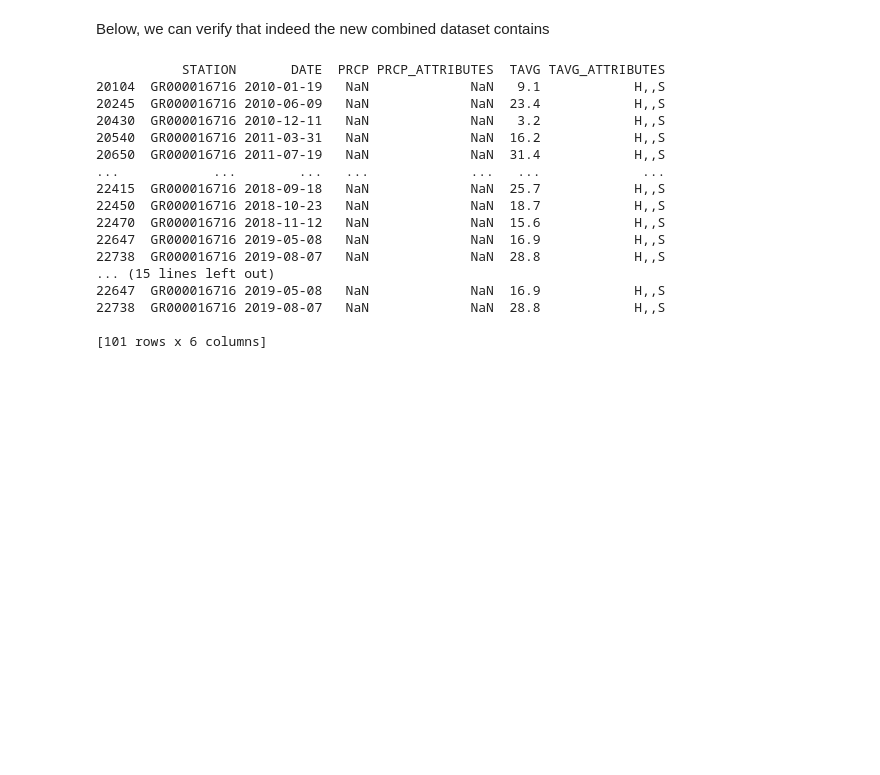
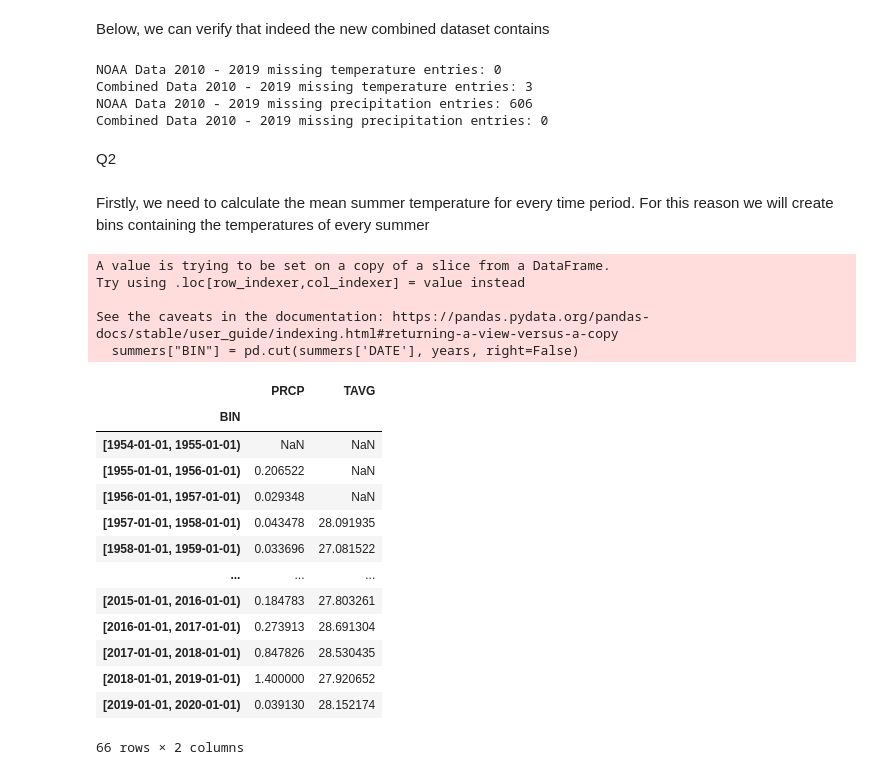
Before and after one commit to gliargovas/AML_2021_Assignments, a Jupyter notebook: Assignment1.ipynb, the cells around one changed output. Drawn from its saved outputs; the diff is of its cells as text; code cells hidden in the pictures; blank space fills up the shorter version.

```diff
--- a/Assignment1.ipynb
+++ b/Assignment1.ipynb
@@ -259,7 +259,7 @@ combined_data["PRCP"] = np.where(combined_data.PRCP_x.notna() & combined_data.PR
 combined_data["TAVG"] = np.where(combined_data.TAVG_x.isna(), combined_data.TAVG_y, combined_data.TAVG_x)
 combined_data["TAVG"] = np.where(combined_data.TAVG_x.notna() & combined_data.TAVG_y.notna(), (combined_data.TAVG_y + combined_data.TAVG_y) / 2, combined_data.TAVG)
 
-combined_data = combined_data.drop(columns=["TAVG_x", "TAVG_y", "PRCP_x", "PRCP_y", "STATION"])
+combined_data = combined_data.drop(columns=["TAVG_x", "TAVG_y", "PRCP_x", "PRCP_y"])
 print(combined_data[combined_data.PRCP.isna()])
 #data.combine(secondary_data[["PRCP", "TAVG"]], True, overwrite=False)
 # %% [output]
@@ -279,32 +279,52 @@ print(combined_data[combined_data.PRCP.isna()])
 [411 rows x 3 columns]
 # %% [markdown]
 Below, we can verify that indeed the new combined dataset contains
-# %%
-data = data[(data['DATE'] > pd.to_datetime('2010-01-01')) & (data['DATE'] < pd.to_datetime('2019-12-31'))]
-print(data[data.PRCP.isna()])
-
-print(combined_data[(combined_data['DATE'] > pd.to_datetime('2010-01-01')) & (combined_data['DATE'] < pd.to_datetime('2019-12-31'))][combined_data.PRCP.isna()])
-
-print(data[(data['DATE'] > pd.to_datetime('2010-01-01')) & (data['DATE'] < pd.to_datetime('2019-12-31'))][data.PRCP.isna()])
-# print(data[data.PRCP.isna()])
-
-# combined_data = combined_data[(combined_data['DATE'] > pd.to_datetime('2010-01-01')) & (combined_data['DATE'] < pd.to_datetime('2019-12-31'))]
-# print(combined_data[combined_data.PRCP.isna()])
-# %% [output]
-           STATION       DATE  PRCP PRCP_ATTRIBUTES  TAVG TAVG_ATTRIBUTES
-20104  GR000016716 2010-01-19   NaN             NaN   9.1            H,,S
-20245  GR000016716 2010-06-09   NaN             NaN  23.4            H,,S
-20430  GR000016716 2010-12-11   NaN             NaN   3.2            H,,S
-20540  GR000016716 2011-03-31   NaN             NaN  16.2            H,,S
-20650  GR000016716 2011-07-19   NaN             NaN  31.4            H,,S
-...            ...        ...   ...             ...   ...             ...
-22415  GR000016716 2018-09-18   NaN             NaN  25.7            H,,S
-22450  GR000016716 2018-10-23   NaN             NaN  18.7            H,,S
-22470  GR000016716 2018-11-12   NaN             NaN  15.6            H,,S
-22647  GR000016716 2019-05-08   NaN             NaN  16.9            H,,S
-22738  GR000016716 2019-08-07   NaN             NaN  28.8            H,,S
-... (15 lines left out)
-22647  GR000016716 2019-05-08   NaN             NaN  16.9            H,,S
-22738  GR000016716 2019-08-07   NaN             NaN  28.8            H,,S
-
-[101 rows x 6 columns]
+# %%
+#TODO check boundaries and na number
+
+print("NOAA Data 2010 - 2019 missing temperature entries:", data[(data['DATE'] > pd.to_datetime('2010-01-01')) & (data['DATE'] < pd.to_datetime('2019-12-31')) & (data['TAVG'].isna())].size)
+
+print("Combined Data 2010 - 2019 missing temperature entries:", combined_data[(combined_data['DATE'] > pd.to_datetime('2010-01-01')) & (combined_data['DATE'] < pd.to_datetime('2019-12-31')) & (combined_data['TAVG'].isna())].size)
+
+
+print("NOAA Data 2010 - 2019 missing precipitation entries:", data[(data['DATE'] > pd.to_datetime('2010-01-01')) & (data['DATE'] < pd.to_datetime('2019-12-31')) & (data['PRCP'].isna())].size)
+
+print("Combined Data 2010 - 2019 missing precipitation entries:", combined_data[(combined_data['DATE'] > pd.to_datetime('2010-01-01')) & (combined_data['DATE'] < pd.to_datetime('2019-12-31')) & (combined_data['PRCP'].isna())].size)
+# %% [output]
+NOAA Data 2010 - 2019 missing temperature entries: 0
+Combined Data 2010 - 2019 missing temperature entries: 3
+NOAA Data 2010 - 2019 missing precipitation entries: 606
+Combined Data 2010 - 2019 missing precipitation entries: 0
+# %% [markdown]
+Q2
+# %% [markdown]
+Firstly, we need to calculate the mean summer temperature for every time period. For this reason we will create bins containing the temperatures of every summer
+# %%
+summers = combined_data[combined_data.DATE.dt.month.between(6,8)]
+
+years = [np.datetime64(int(d) - 1971, "Y") for d in summers.DATE.dt.year.unique()]
+
+summers["BIN"] = pd.cut(summers['DATE'], years, right=False)
+
+summer_means = summers.groupby(summers["BIN"]).mean()
+summer_means
+# %% [output]
+A value is trying to be set on a copy of a slice from a DataFrame.
+Try using .loc[row_indexer,col_indexer] = value instead
+
+See the caveats in the documentation: https://pandas.pydata.org/pandas-docs/stable/user_guide/indexing.html#returning-a-view-versus-a-copy
+  summers["BIN"] = pd.cut(summers['DATE'], years, right=False)
+|  | PRCP | TAVG |
+| BIN |  |  |
+| [1954-01-01, 1955-01-01) | NaN | NaN |
+| [1955-01-01, 1956-01-01) | 0.206522 | NaN |
+| [1956-01-01, 1957-01-01) | 0.029348 | NaN |
+| [1957-01-01, 1958-01-01) | 0.043478 | 28.091935 |
+| [1958-01-01, 1959-01-01) | 0.033696 | 27.081522 |
+| ... | ... | ... |
+| [2015-01-01, 2016-01-01) | 0.184783 | 27.803261 |
+| [2016-01-01, 2017-01-01) | 0.273913 | 28.691304 |
+| [2017-01-01, 2018-01-01) | 0.847826 | 28.530435 |
+| [2018-01-01, 2019-01-01) | 1.400000 | 27.920652 |
+| [2019-01-01, 2020-01-01) | 0.039130 | 28.152174 |
+66 rows × 2 columns
```
Also changed, not shown: parts of 2 cells of this notebook.
